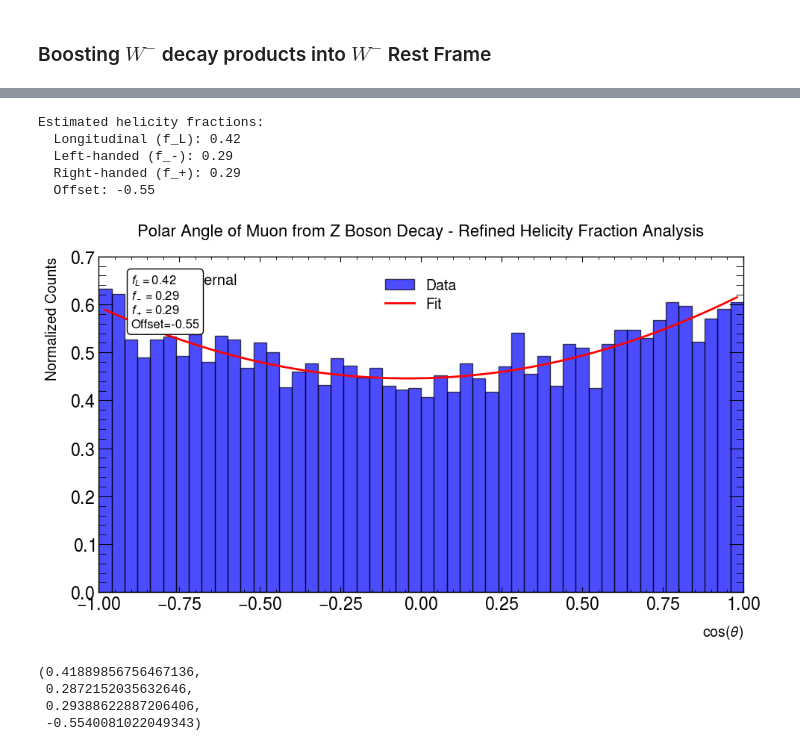
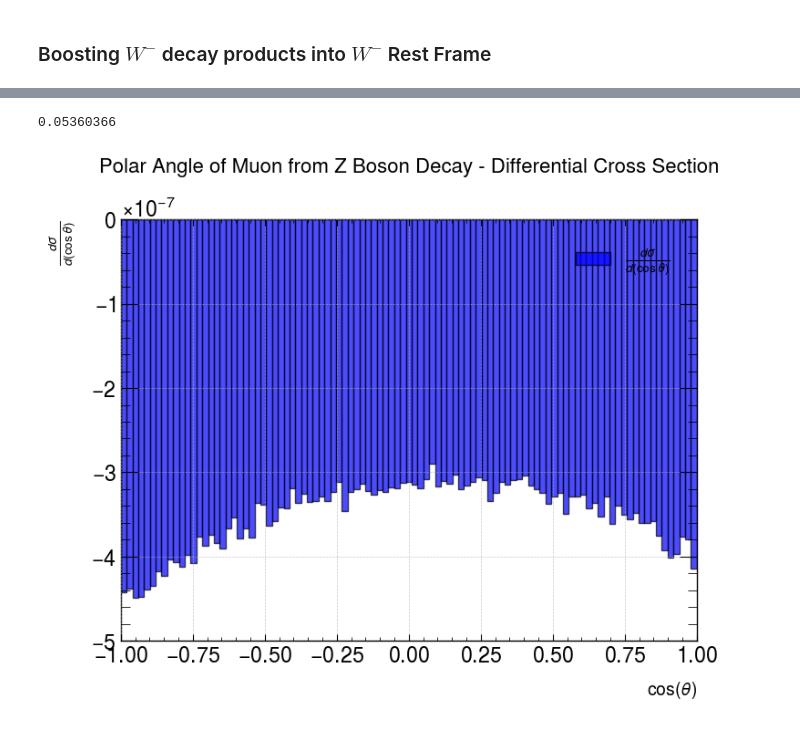
Before and after one commit to Gabriel-HowellBatty/TriBoson, a Jupyter notebook: Week4/Polarity.ipynb, the cells around one changed output, grey strips where cells are left out. Saved outputs shown, nothing was run; the diff lists cells and outputs as text; code cells hidden in the pictures.

```diff
--- a/Week4/Polarity.ipynb
+++ b/Week4/Polarity.ipynb
@@ -12,7 +12,6 @@ import vector
 ### Defining Functions
 # %%
 def extract_particle_data(lhe_file, particle_ids):
-    """Extract data for specific particle IDs from the LHE file."""
 
     events = read_lhe_with_attributes(lhe_file)
 
@@ -42,7 +41,6 @@ def extract_particle_data(lhe_file, particle_ids):
     return particle_data
 
 def extract_kinematic_data(particle_data):
-    """Extract transverse momentum (pT), pseudorapidity (eta), and azimuthal angle (phi) for each particle."""
     kinematic_data = []
 
 
@@ -385,7 +397,7 @@ def plot_histogram(data, title, file_name):
 # %% [markdown]
 ### Importing Data
 # %%
-lhe_file = r"C:\Users\gabri\OneDrive\Documents\University\Mphys\TriBoson\Week4\unweighted_events.lhe"
+lhe_file = r"C:\Users\gabri\OneDrive\Documents\University\Mphys\TriBoson\Week4\unweighted_events(100000).lhe"
 
 z_data = extract_particle_data(lhe_file, particle_ids=[23])
 muon_data = extract_particle_data(lhe_file, particle_ids=[13])
@@ -435,18 +447,18 @@ anti_electron_neutrino_four_momentum_com = rotate_and_boost(anti_electron_neutri
 
 z_axis = vector.obj(px=0, py=0, pz=1)
 
-z_four_momentum_com = rotate_and_boost2(z_four_momentum, com_four_momentum, z_axis)
-muon_four_momentum_com = rotate_and_boost2(muon_four_momentum, com_four_momentum, z_axis)
-anti_muon_four_momentum_com = rotate_and_boost2(anti_muon_four_momentum, com_four_momentum, z_axis)
+z_four_momentum_com_2 = rotate_and_boost2(z_four_momentum, com_four_momentum, z_axis)
+muon_four_momentum_com_2 = rotate_and_boost2(muon_four_momentum, com_four_momentum, z_axis)
+anti_muon_four_momentum_com_2 = rotate_and_boost2(anti_muon_four_momentum, com_four_momentum, z_axis)
 
 
-w_four_momentum_com = rotate_and_boost2(w_four_momentum, com_four_momentum, z_axis)
-electron_neutrino_four_momentum_com = rotate_and_boost2(electron_neutrino_four_momentum, com_four_momentum, z_axis)
-anti_electron_four_momentum_com = rotate_and_boost2(anti_electron_four_momentum, com_four_momentum, z_axis)
+w_four_momentum_com_2 = rotate_and_boost2(w_four_momentum, com_four_momentum, z_axis)
+electron_neutrino_four_momentum_com_2 = rotate_and_boost2(electron_neutrino_four_momentum, com_four_momentum, z_axis)
+anti_electron_four_momentum_com_2 = rotate_and_boost2(anti_electron_four_momentum, com_four_momentum, z_axis)
 
-w_anti_four_momentum_com = rotate_and_boost2(w_anti_four_momentum, com_four_momentum, z_axis)
-electron_four_momentum_com = rotate_and_boost2(electron_four_momentum, com_four_momentum, z_axis)
-anti_electron_neutrino_four_momentum_com = rotate_and_boost2(anti_electron_neutrino_four_momentum, com_four_momentum, z_axis)
+w_anti_four_momentum_com_2 = rotate_and_boost2(w_anti_four_momentum, com_four_momentum, z_axis)
+electron_four_momentum_com_2 = rotate_and_boost2(electron_four_momentum, com_four_momentum, z_axis)
+anti_electron_neutrino_four_momentum_com_2 = rotate_and_boost2(anti_electron_neutrino_four_momentum, com_four_momentum, z_axis)
 # %% [markdown]
 ### Boosting Z decay products into Z Rest Frame
 # %%
@@ -572,14 +696,9 @@ def plot_cos_theta_distribution(cos_theta_data, title, file_name):
+# %%
+print(0.43333611 -0.37973245)
+# %% [output]
+0.05360366
 # %%
-cos_theta_data = np.cos(muon_angles)  # Angle data can be the raw angle measurements in radians
-plot_cos_theta_distribution(cos_theta_data, "Polar Angle of Muon from Z Boson Decay", "helicity_fraction_analysis")
+cos_theta_data = np.cos(anti_electron_angles)  # Angle data can be the raw angle measurements in radians
+plot_differential_cross_section(electron_angles, "Polar Angle of Muon from Z Boson Decay", "helicity_fraction_analysis")
 # %% [output]
-Estimated helicity fractions:
-  Longitudinal (f_L): 0.42
-  Left-handed (f_-): 0.29
-  Right-handed (f_+): 0.29
-  Offset: -0.55
-[figure, old version]
+[figure, new version]
-(0.41889856756467136,
- 0.2872152035632646,
- 0.29388622887206406,
- -0.5540081022049343)
```
Also changed, not shown: parts of 19 cells of this notebook.
